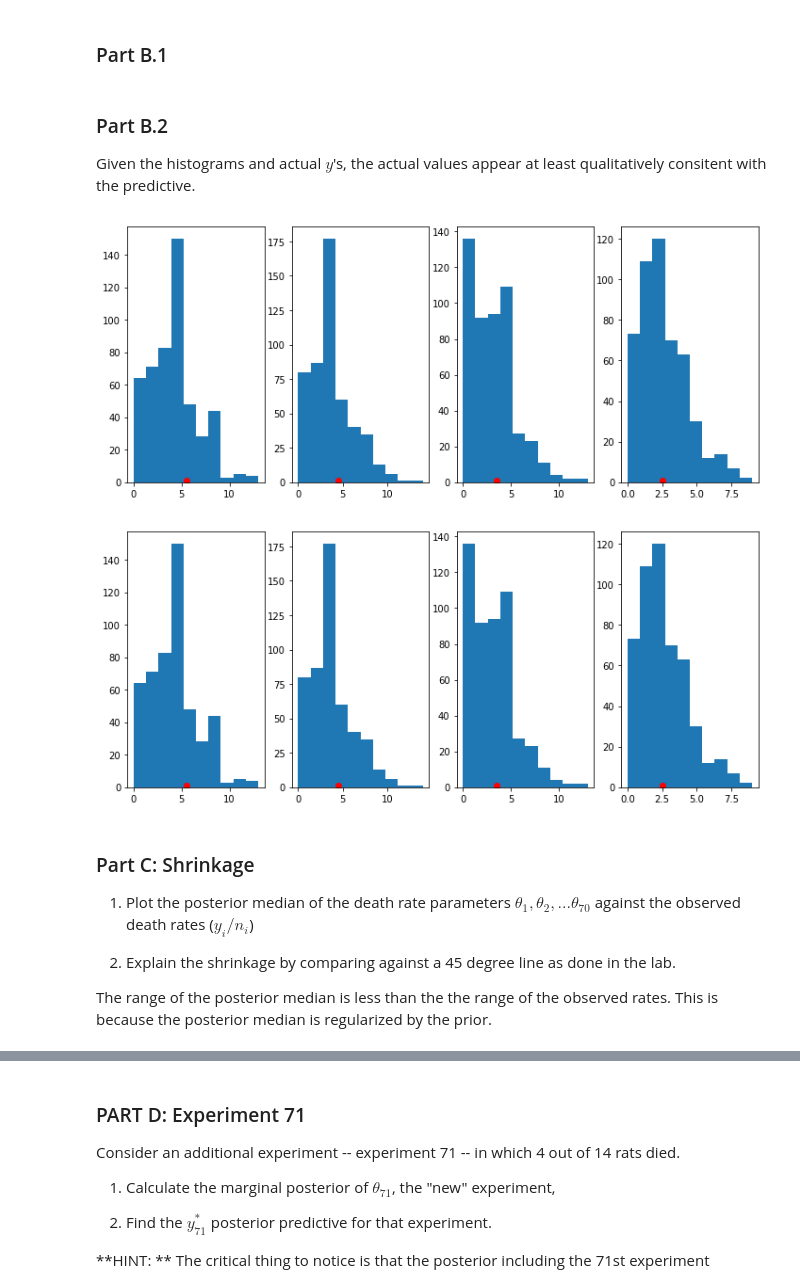
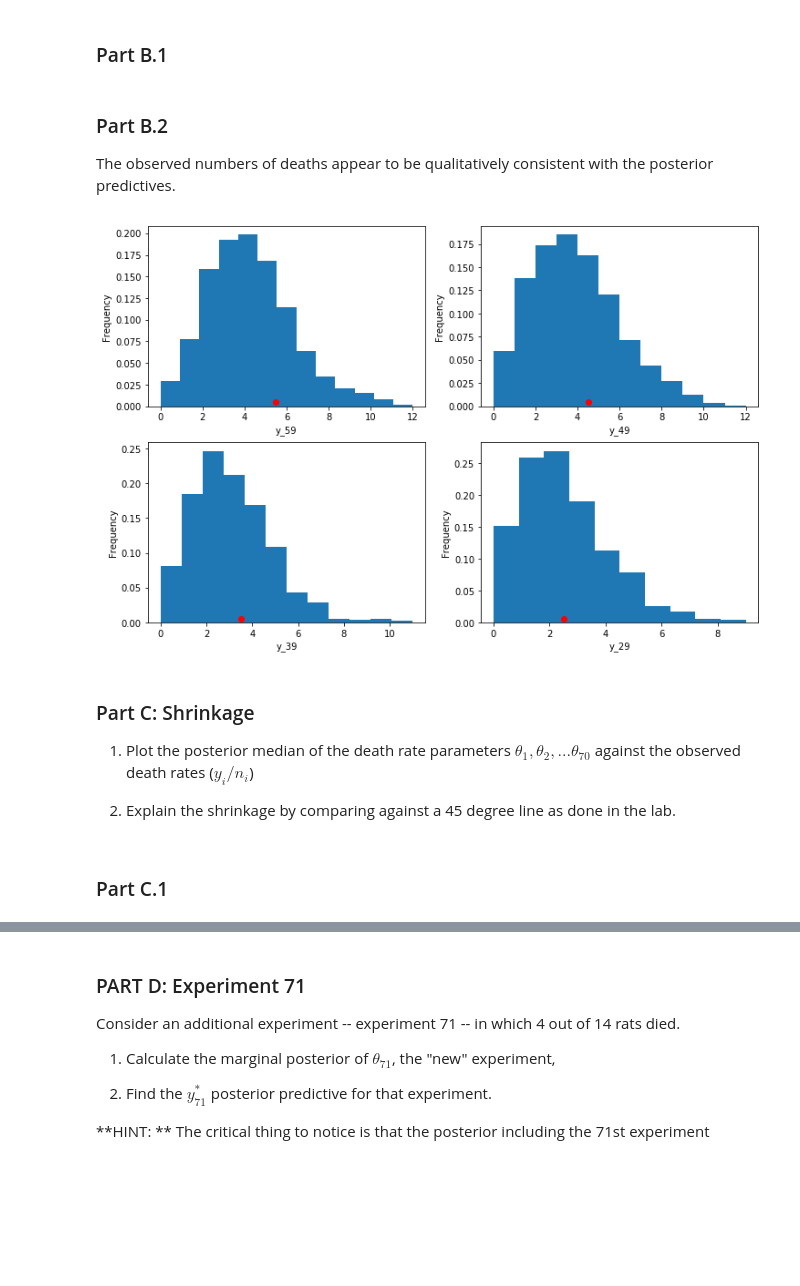
Before and after one commit to chase130101/2018spring, a Jupyter notebook: homework/HW7/Hase_Christopher_AM207_HW7.ipynb, the cells around one changed output, grey strips where cells are left out. Drawn from its saved outputs; the diff is of its cells as text; code cells hidden in the pictures; blank space fills up the shorter version.

```diff
--- a/homework/HW7/Hase_Christopher_AM207_HW7.ipynb
+++ b/homework/HW7/Hase_Christopher_AM207_HW7.ipynb
@@ -516,14 +505,10 @@ with Model() as tumor_model:
 
     # Calculate alpha and beta as a function of mu and nu
     alpha = pm.Deterministic('alpha', mu/nu**2)
-    beta = pm.Deterministic('beta', (1. - mu)/nu**2)
+    beta = pm.Deterministic('beta', (1 - mu)/nu**2)
 
     # Priors for each theta
     thetas = Beta('theta', alpha, beta, shape = N)
 
     # Data likelihood
     obs_deaths = Binomial('obs_deaths', n = tumorn, p = thetas, observed = tumory)
-# %%
-with tumor_model:
-    fit = pm.variational.inference.fit(n=100000)
-    tumor_trace = pm.variational.approximations.sample_approx(fit, draws=500000)
@@ -531,0 +515,5 @@ Finished [100%]: Average Loss = 163.19
+# %%
+with tumor_model:
+    step = pm.step_methods.hmc.nuts.NUTS()
+    tumor_trace = pm.sampling.sample(draws = 50000, step = step,\
+                                     init = 'advi', compute_convergence_checks = True, chains = 2)
@@ -607,35 +643,42 @@ Recall from lab notes that in a hierarchical model there are two kinds of poster
 ### Part B.1
 # %%
 with tumor_model:
-    tumor_sim = sample_ppc(tumor_trace[500:], samples=500)
+    tumor_sim = sample_ppc(tumor_trace[1000::10], samples=1000)
-# %% [markdown]
-### Part B.2
-
-Given the histograms and actual $y$'s, the actual values appear at least qualitatively consitent with the predictive.
+# %% [markdown]
+### Part B.2
+
+The observed numbers of deaths appear to be qualitatively consistent with the posterior predictives.
 # %%
-fig = plt.subplots(1, 4, figsize=(12, 5))
-plt.subplot(1,4,1)
-plt.hist(tumor_sim['obs_deaths'].T[59])
-plt.plot(tumory[59]+0.5, 1, 'ro')
-plt.subplot(1,4,2)
-plt.hist(tumor_sim['obs_deaths'].T[49])
-plt.plot(tumory[49]+0.5, 1, 'ro')
-plt.subplot(1,4,3)
-plt.hist(tumor_sim['obs_deaths'].T[39])
-plt.plot(tumory[39]+0.5, 1, 'ro')
-plt.subplot(1,4,4)
-plt.hist(tumor_sim['obs_deaths'].T[29])
-plt.plot(tumory[29]+0.5, 1, 'ro')
+fig = plt.subplots(2, 2, figsize=(12, 8))
+plt.subplot(2,2,1)
+plt.hist(tumor_sim['obs_deaths'].T[59], density = True, bins = len(np.unique(tumor_sim['obs_deaths'].T[59])))
+plt.plot(tumory[59]+0.5, 0.005, 'ro')
+plt.xlabel('y_59')
+plt.ylabel('Frequency')
+plt.subplot(2,2,2)
+plt.hist(tumor_sim['obs_deaths'].T[49], density = True, bins = len(np.unique(tumor_sim['obs_deaths'].T[49])))
+plt.plot(tumory[49]+0.5, 0.005, 'ro')
+plt.xlabel('y_49')
+plt.ylabel('Frequency')
+plt.subplot(2,2,3)
+plt.hist(tumor_sim['obs_deaths'].T[39], density = True, bins = len(np.unique(tumor_sim['obs_deaths'].T[39])))
+plt.plot(tumory[39]+0.5, 0.005, 'ro')
+plt.xlabel('y_39')
+plt.ylabel('Frequency')
+plt.subplot(2,2,4)
+plt.hist(tumor_sim['obs_deaths'].T[29], density = True, bins = len(np.unique(tumor_sim['obs_deaths'].T[29])))
+plt.plot(tumory[29]+0.5, 0.005, 'ro')
+plt.xlabel('y_29')
+plt.ylabel('Frequency')
 plt.show()
 # %% [output]
-[figure, old version]
+[figure, new version]
-[figure, removed]
 # %% [markdown]
 ### Part C:  Shrinkage
 
 1. Plot the posterior median of the death rate parameters $\theta_1, \theta_2, ...\theta_{70}$ against the observed death rates ($y_i/n_i$)
 
 2. Explain the shrinkage by comparing against a 45 degree line as done in the lab.
-
-The range of the posterior median is less than the the range of the observed rates. This is because the posterior median is regularized by the prior.
+# %% [markdown]
+### Part C.1
 # %%
```
Also changed, not shown: parts of 31 cells of this notebook, 1 other file.
